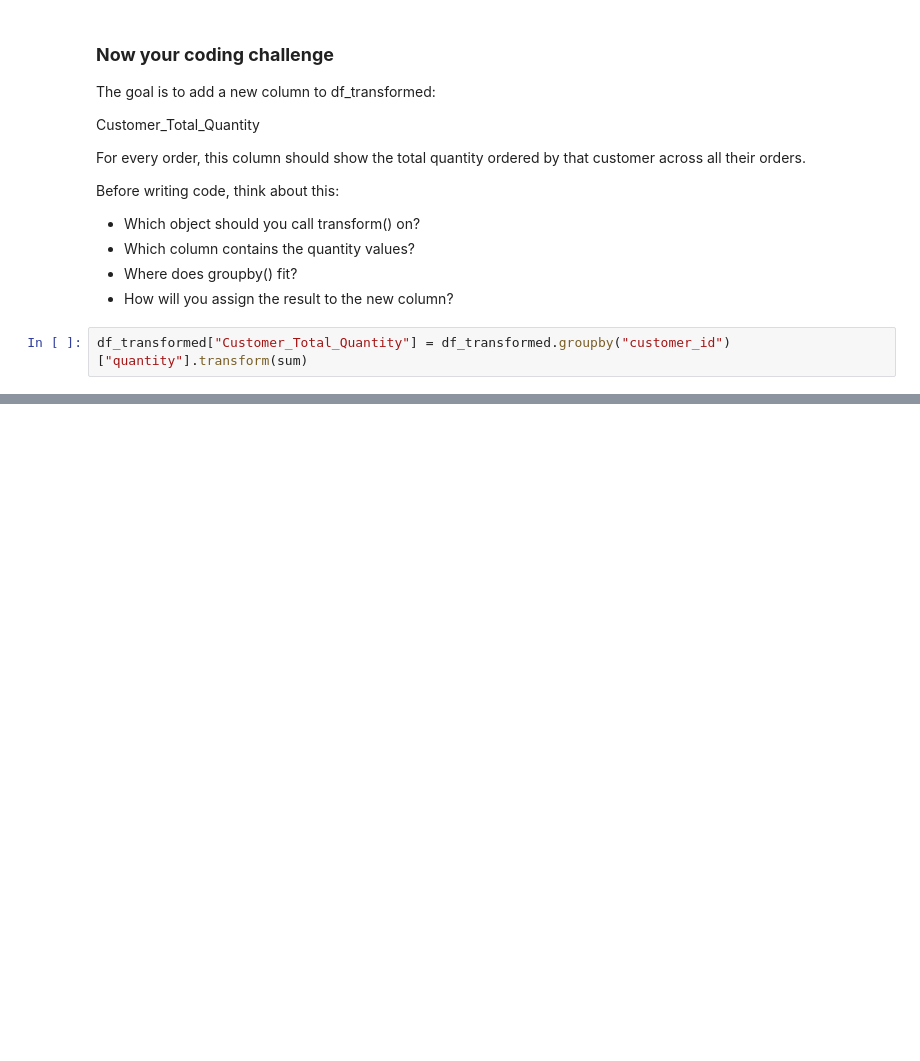
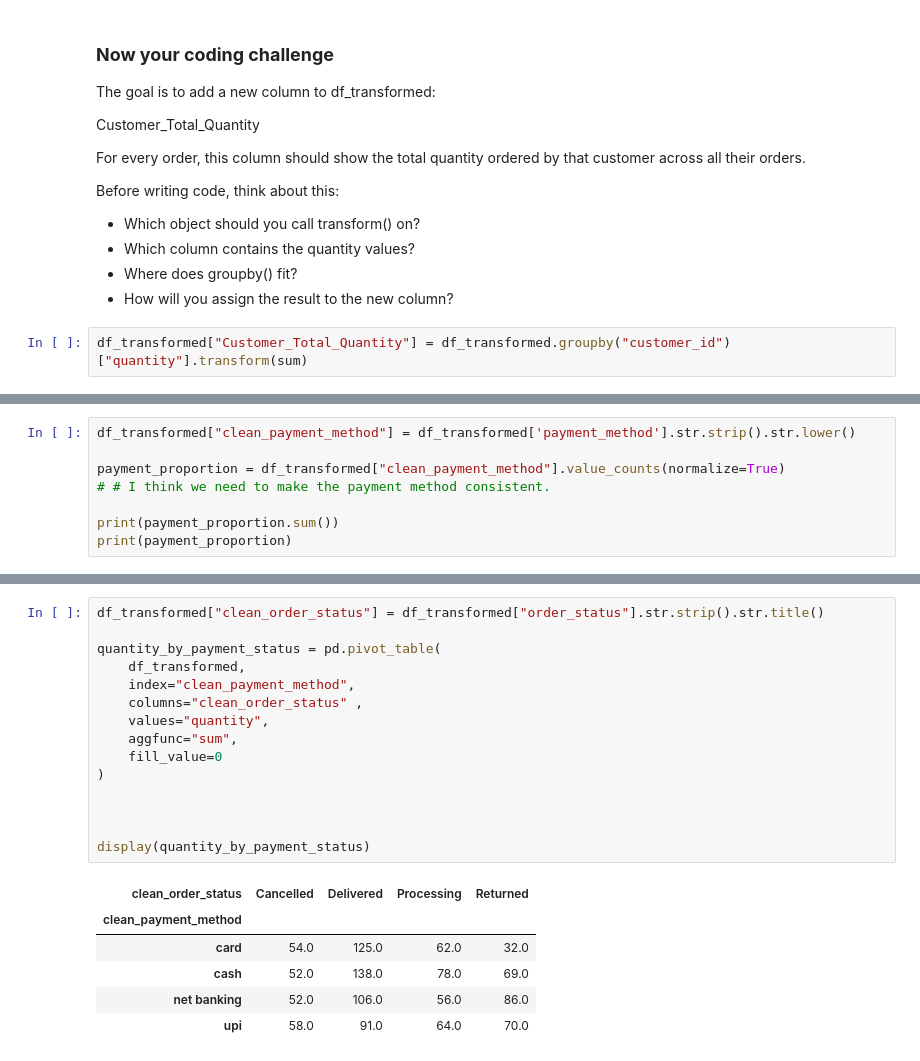
Before and after one commit to mohammadhamid8554-lgtm/data-science-from-scratch, a Jupyter notebook: phase_1.2_pandas/data_transformation.ipynb, the cells around one changed output, grey strips where cells are left out. Drawn from its saved outputs; the diff is of its cells as text; blank space fills up the shorter version.

```diff
--- a/phase_1.2_pandas/data_transformation.ipynb
+++ b/phase_1.2_pandas/data_transformation.ipynb
@@ -1961,0 +2022,8 @@ print(df_transformed.iloc[12])
+# %%
+df_transformed["clean_payment_method"] = df_transformed['payment_method'].str.strip().str.lower()
+
+payment_proportion = df_transformed["clean_payment_method"].value_counts(normalize=True)
+# # I think we need to make the payment method consistent.
+
+print(payment_proportion.sum())
+print(payment_proportion)
@@ -1961,0 +2073,22 @@ print(df_transformed.iloc[12])
+# %%
+df_transformed["clean_order_status"] = df_transformed["order_status"].str.strip().str.title()
+
+quantity_by_payment_status = pd.pivot_table(
+    df_transformed,
+    index="clean_payment_method",
+    columns="clean_order_status" ,
+    values="quantity",
+    aggfunc="sum",
+    fill_value=0
+)
+
+
+
+display(quantity_by_payment_status)
+# %% [output]
+| clean_order_status | Cancelled | Delivered | Processing | Returned |
+| clean_payment_method |  |  |  |  |
+| card | 54.0 | 125.0 | 62.0 | 32.0 |
+| cash | 52.0 | 138.0 | 78.0 | 69.0 |
+| net banking | 52.0 | 106.0 | 56.0 | 86.0 |
+| upi | 58.0 | 91.0 | 64.0 | 70.0 |
```
Also changed, not shown: parts of 12 cells of this notebook, 1 other file.
